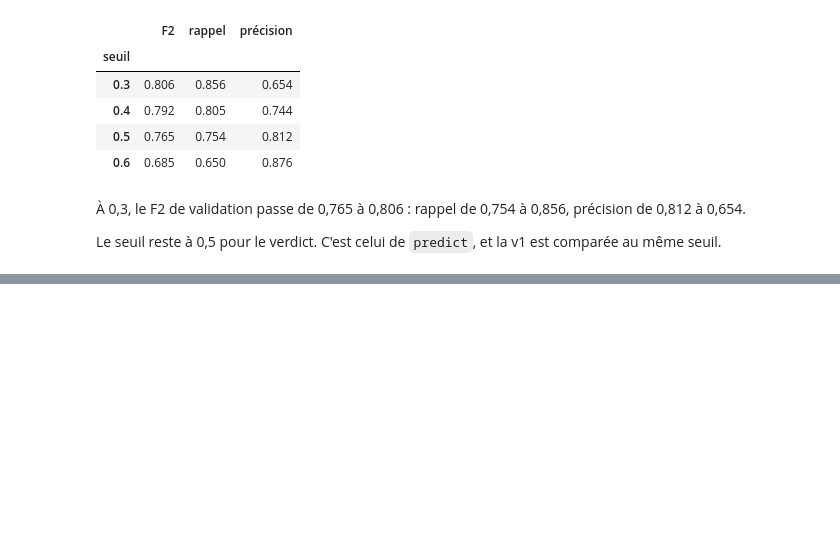
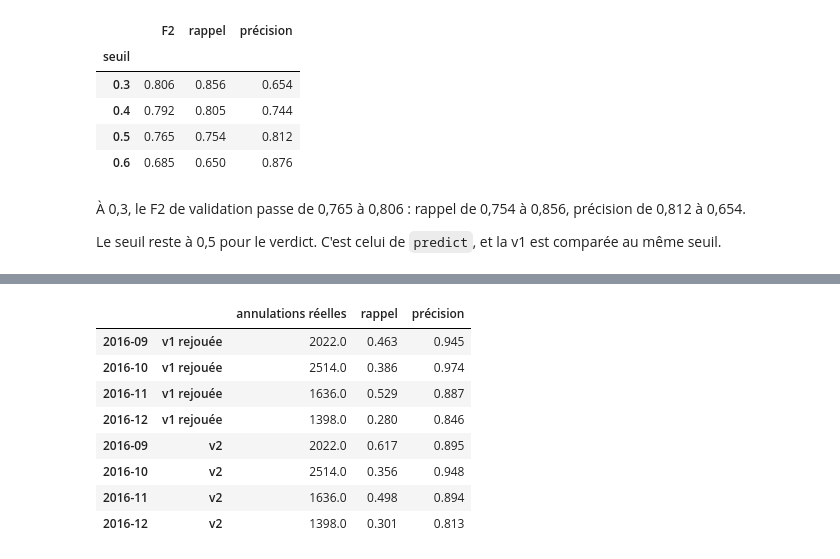
Before and after one commit to sojenorg/M1-B1-annulation-v2-wassim, a Jupyter notebook: notebooks/02_modelisation.ipynb, the cells around one changed output, grey strips where cells are left out. Drawn from its saved outputs; the diff is of its cells as text; code cells hidden in the pictures; blank space fills up the shorter version.

```diff
--- a/notebooks/02_modelisation.ipynb
+++ b/notebooks/02_modelisation.ipynb
@@ -581,0 +647,24 @@ Le seuil reste à 0,5 pour le verdict. C'est celui de `predict`, et la v1 est co
+# %%
+# Rappel et précision par mois d'arrivée du jeu de test
+mois = test["arrival_date"].dt.strftime("%Y-%m")
+lignes = {}
+for nom, modele, colonnes in [("v1 rejouée", v1, V1_FEATURES), ("v2", v2, RAW_FEATURES)]:
+    prediction = pd.Series(modele.predict(test[colonnes]), index=test.index)
+    for m in sorted(mois.unique()):
+        masque = mois == m
+        lignes[(m, nom)] = {
+            "annulations réelles": int(y_test[masque].sum()),
+            "rappel": round(recall_score(y_test[masque], prediction[masque]), 3),
+            "précision": round(precision_score(y_test[masque], prediction[masque]), 3),
+        }
+pd.DataFrame(lignes).T
+# %% [output]
+|  |  | annulations réelles | rappel | précision |
+| 2016-09 | v1 rejouée | 2022.0 | 0.463 | 0.945 |
+| 2016-10 | v1 rejouée | 2514.0 | 0.386 | 0.974 |
+| 2016-11 | v1 rejouée | 1636.0 | 0.529 | 0.887 |
+| 2016-12 | v1 rejouée | 1398.0 | 0.280 | 0.846 |
+| 2016-09 | v2 | 2022.0 | 0.617 | 0.895 |
+| 2016-10 | v2 | 2514.0 | 0.356 | 0.948 |
+| 2016-11 | v2 | 1636.0 | 0.498 | 0.894 |
+| 2016-12 | v2 | 1398.0 | 0.301 | 0.813 |
```
Also changed, not shown: parts of 8 cells of this notebook.
